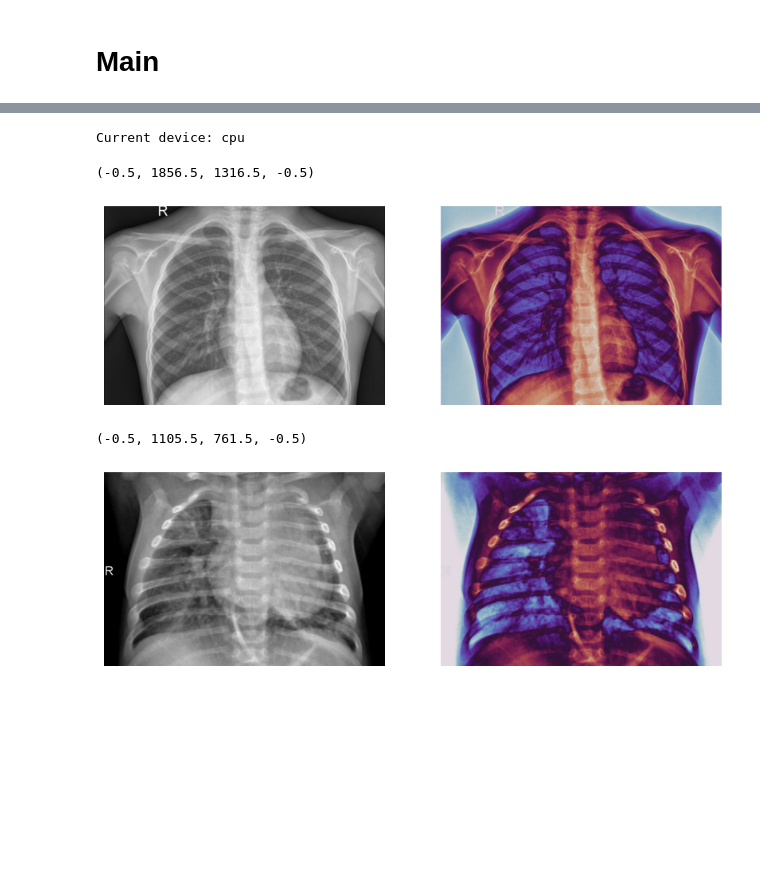
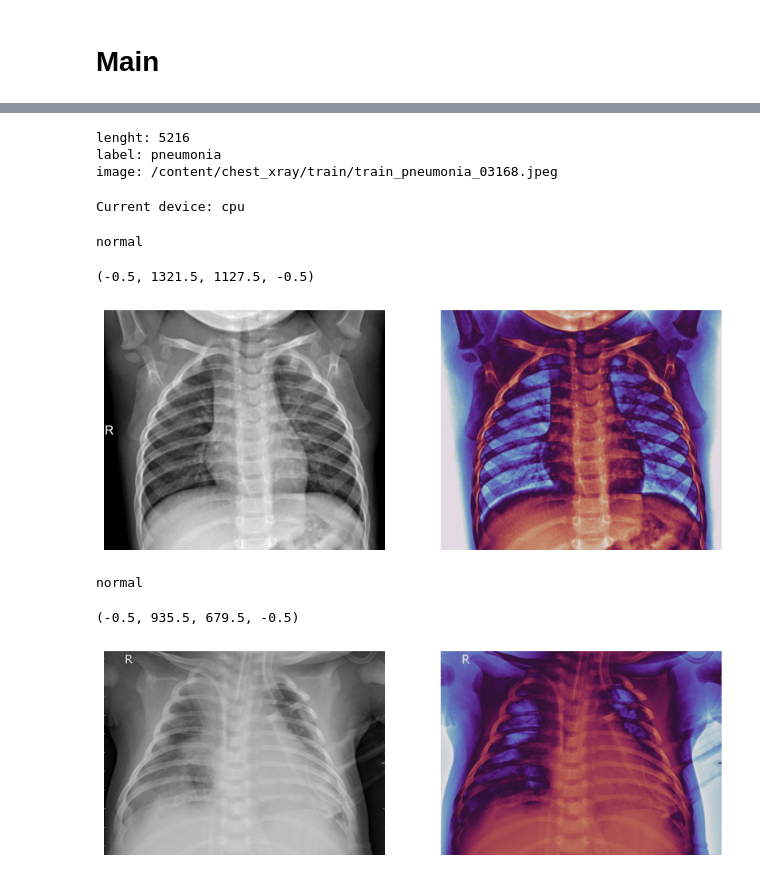
Before and after one commit to cybernetic-m/jam-net, a Jupyter notebook: code/cv_project.ipynb, the cells around one changed output, grey strips where cells are left out. Saved outputs shown, nothing was run; the diff lists cells and outputs as text; code cells hidden in the pictures; blank space fills up the shorter version.

Commit message:
dataset merging is up

```diff
--- a/code/cv_project.ipynb
+++ b/code/cv_project.ipynb
@@ -207,18 +243,18 @@ Rference https://lightning.ai/docs/pytorch/stable/data/datamodule.html
 
 Queste cose sono solo abbozzate, copia ed incolla dal sito e riscritte
 # %%
-class ChestRay_Dataset(Dataset):
+class ChestRayDataset(Dataset):
 
-    def __init__(self,file_path,mv_flag):
+    def __init__(self,file_path):
         self.file_path = file_path
         #self.transform_mv = transforms.Compose([embed_data])
 
     def __len__(self):
-        return len(self.sample_names)
+        return len(os.listdir(self.file_path))
 
     def __getitem__(self, index):
-        sample = self.sample_names[index]
-        label = 0
+        sample = self.file_path + "/" + os.listdir(self.file_path)[index]
+        label = sample.split("/")[-1].split("_")[1]
 
         return sample,label
 # %%
@@ -316,26 +355,40 @@ File /content/dataset.zip removed
+# %%
+train_dataset = ChestRayDataset("/content/chest_xray/train")
+img, label = train_dataset[len(train_dataset)-1]
+
+print(f"lenght: {len(train_dataset)}")
+print(f"label: {label}")
+print(f"image: {img}")
+# %% [output]
+lenght: 5216
+label: pneumonia
+image: /content/chest_xray/train/train_pneumonia_03168.jpeg
 # %%
 setup_device()
 # %% [output]
 Current device: cpu
 # %%
-normal_img_path = "chest_xray/test/NORMAL/IM-0001-0001.jpeg"
+normal_img_path, label_1  = train_dataset[667] #"chest_xray/test/train_normal_00001.jpeg"
+print(label_1)
 normal_img = Image.open(normal_img_path)
 normal_img = np.array(normal_img)
 processed_img = get_heatmap(normal_img_path) # Ci sono altri tipi ti filtri per fare l'highlight ( fatto per bene ), ne ho scelto uno
 
 plt.figure( figsize=(10,5))
 plt.subplot(1,2,1)
 plt.imshow(normal_img, cmap='gray')
 plt.axis('off')
 
 plt.subplot(1,2,2)
 plt.imshow(processed_img)
 plt.axis('off')
 # %% [output]
-(-0.5, 1856.5, 1316.5, -0.5)
+normal
+(-0.5, 1321.5, 1127.5, -0.5)
-[figure, old version]
+[figure, new version]
 # %%
-normal_img_path = "chest_xray/test/PNEUMONIA/person100_bacteria_475.jpeg"
+normal_img_path, label_2  = train_dataset[0] # "chest_xray/test/test_pneumonia_00019.jpeg"
+print(lb)
 normal_img = Image.open(normal_img_path)
 normal_img = np.array(normal_img)
 processed_img = get_heatmap(normal_img_path)
@@ -349,5 +402,6 @@ plt.subplot(1,2,2)
 plt.imshow(processed_img)
 plt.axis('off')
 # %% [output]
-(-0.5, 1105.5, 761.5, -0.5)
+normal
+(-0.5, 935.5, 679.5, -0.5)
-[figure, old version]
+[figure, new version]
```
Also changed, not shown: parts of 4 cells of this notebook.
